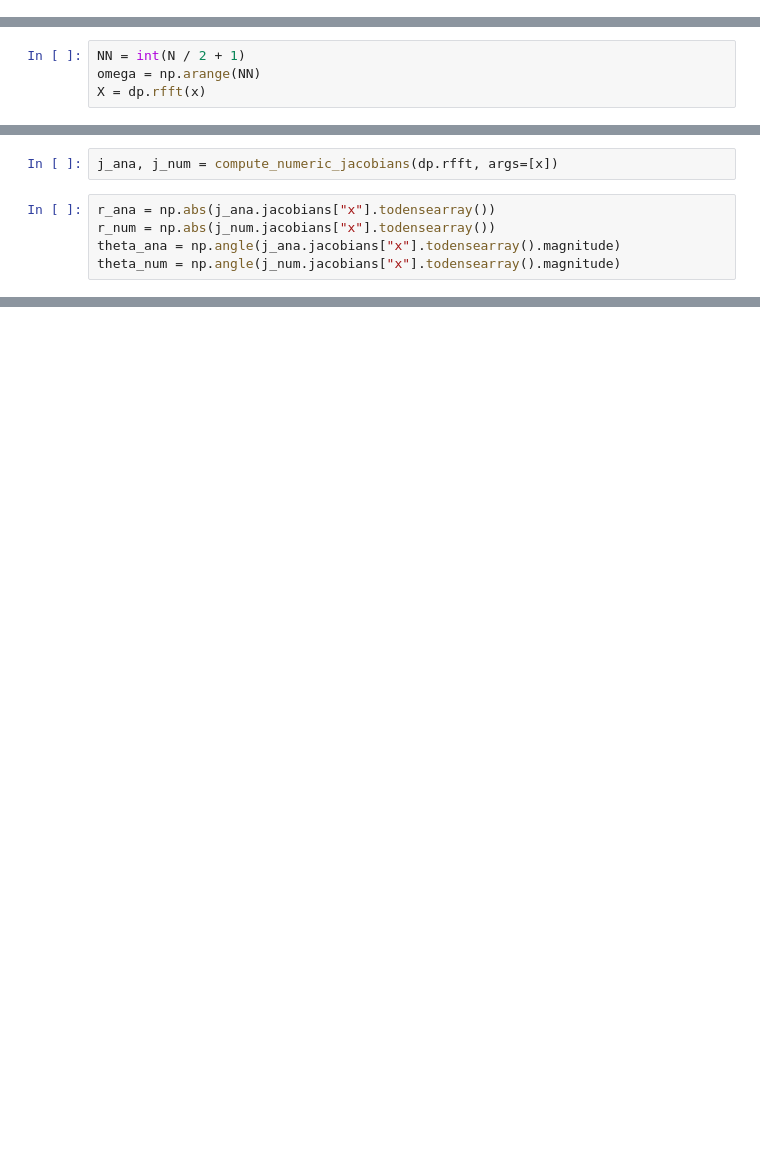
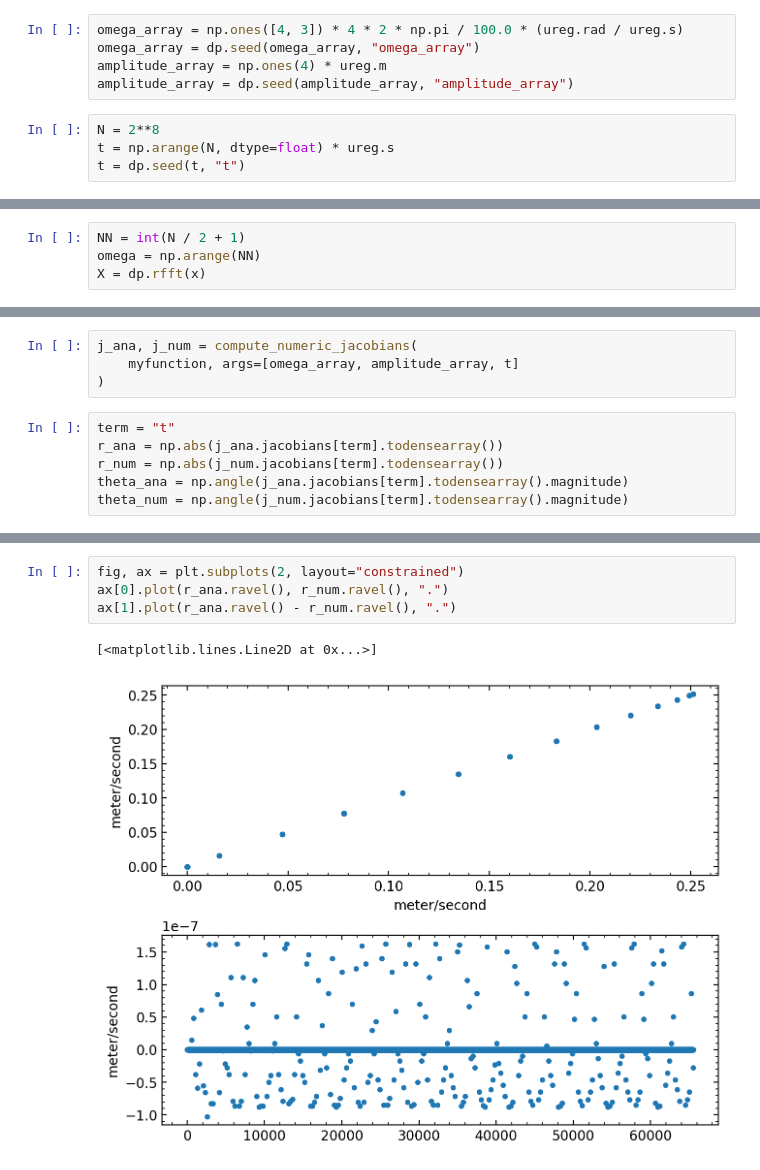
Before and after one commit to njlivesey/dualpy, a Jupyter notebook: testing/notebooks/explore-rfft-22nov24a.ipynb, the cells around one changed output, grey strips where cells are left out. Saved outputs shown, nothing was run; the diff lists cells and outputs as text; blank space fills up the shorter version.

```diff
--- a/testing/notebooks/explore-rfft-22nov24a.ipynb
+++ b/testing/notebooks/explore-rfft-22nov24a.ipynb
@@ -42,0 +34,9 @@ TypeError: Variables of type <class 'float'> cannot be wrapped in duals.
+# %%
+omega_array = np.ones([4, 3]) * 4 * 2 * np.pi / 100.0 * (ureg.rad / ureg.s)
+omega_array = dp.seed(omega_array, "omega_array")
+amplitude_array = np.ones(4) * ureg.m
+amplitude_array = dp.seed(amplitude_array, "amplitude_array")
+# %%
+N = 2**8
+t = np.arange(N, dtype=float) * ureg.s
+t = dp.seed(t, "t")
@@ -51,7 +57,10 @@ plt.semilogy(omega, np.abs(X));
 # %%
-j_ana, j_num = compute_numeric_jacobians(dp.rfft, args=[x])
+j_ana, j_num = compute_numeric_jacobians(
+    myfunction, args=[omega_array, amplitude_array, t]
+)
 # %%
-r_ana = np.abs(j_ana.jacobians["x"].todensearray())
-r_num = np.abs(j_num.jacobians["x"].todensearray())
-theta_ana = np.angle(j_ana.jacobians["x"].todensearray().magnitude)
-theta_num = np.angle(j_num.jacobians["x"].todensearray().magnitude)
+term = "t"
+r_ana = np.abs(j_ana.jacobians[term].todensearray())
+r_num = np.abs(j_num.jacobians[term].todensearray())
+theta_ana = np.angle(j_ana.jacobians[term].todensearray().magnitude)
+theta_num = np.angle(j_num.jacobians[term].todensearray().magnitude)
@@ -76,0 +90,7 @@ x = np.array(1.0)
+# %%
+fig, ax = plt.subplots(2, layout="constrained")
+ax[0].plot(r_ana.ravel(), r_num.ravel(), ".")
+ax[1].plot(r_ana.ravel() - r_num.ravel(), ".")
+# %% [output]
+[<matplotlib.lines.Line2D at 0x...>]
+[figure, added]
```
Also changed, not shown: parts of 16 cells of this notebook, 3 other files.
